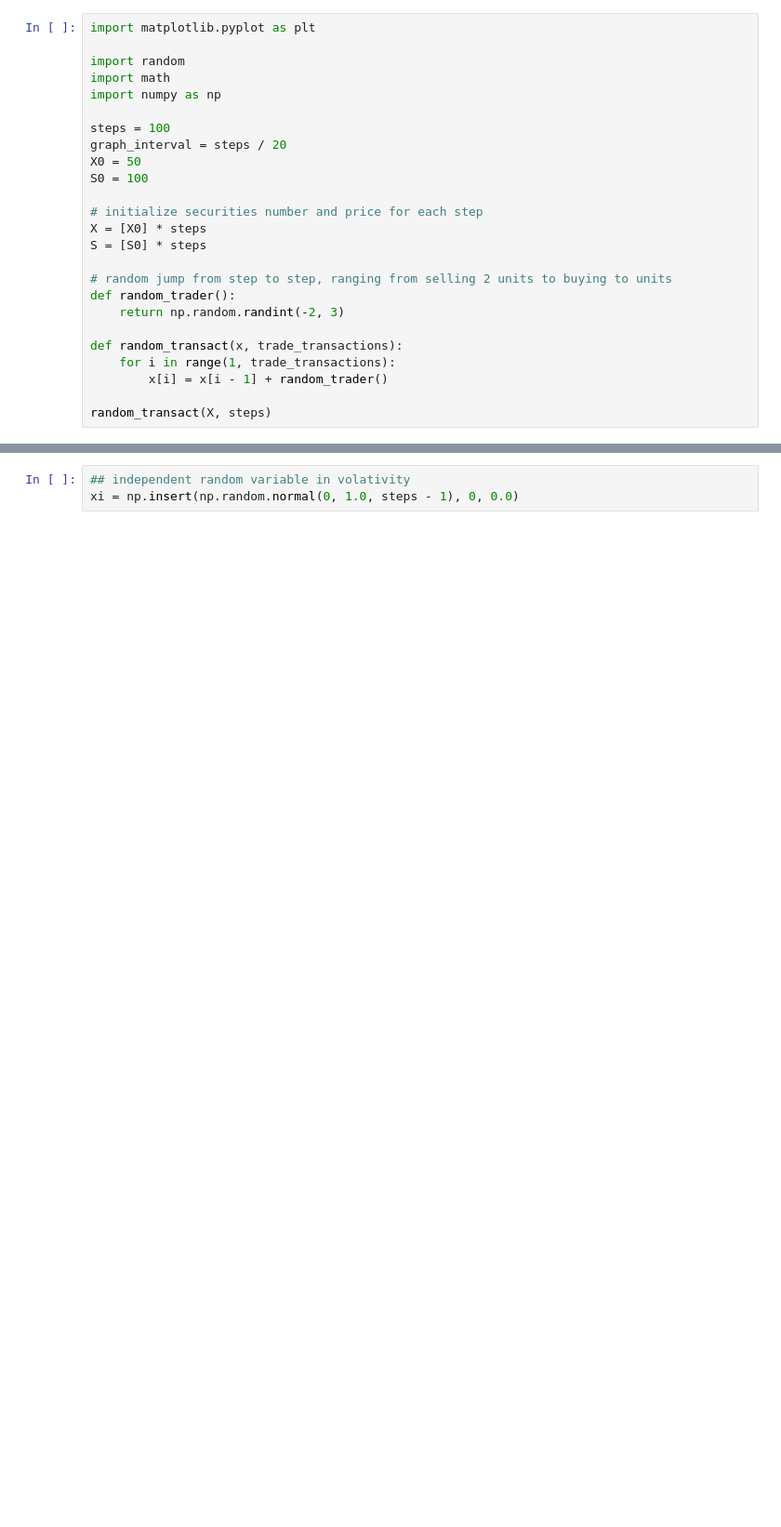
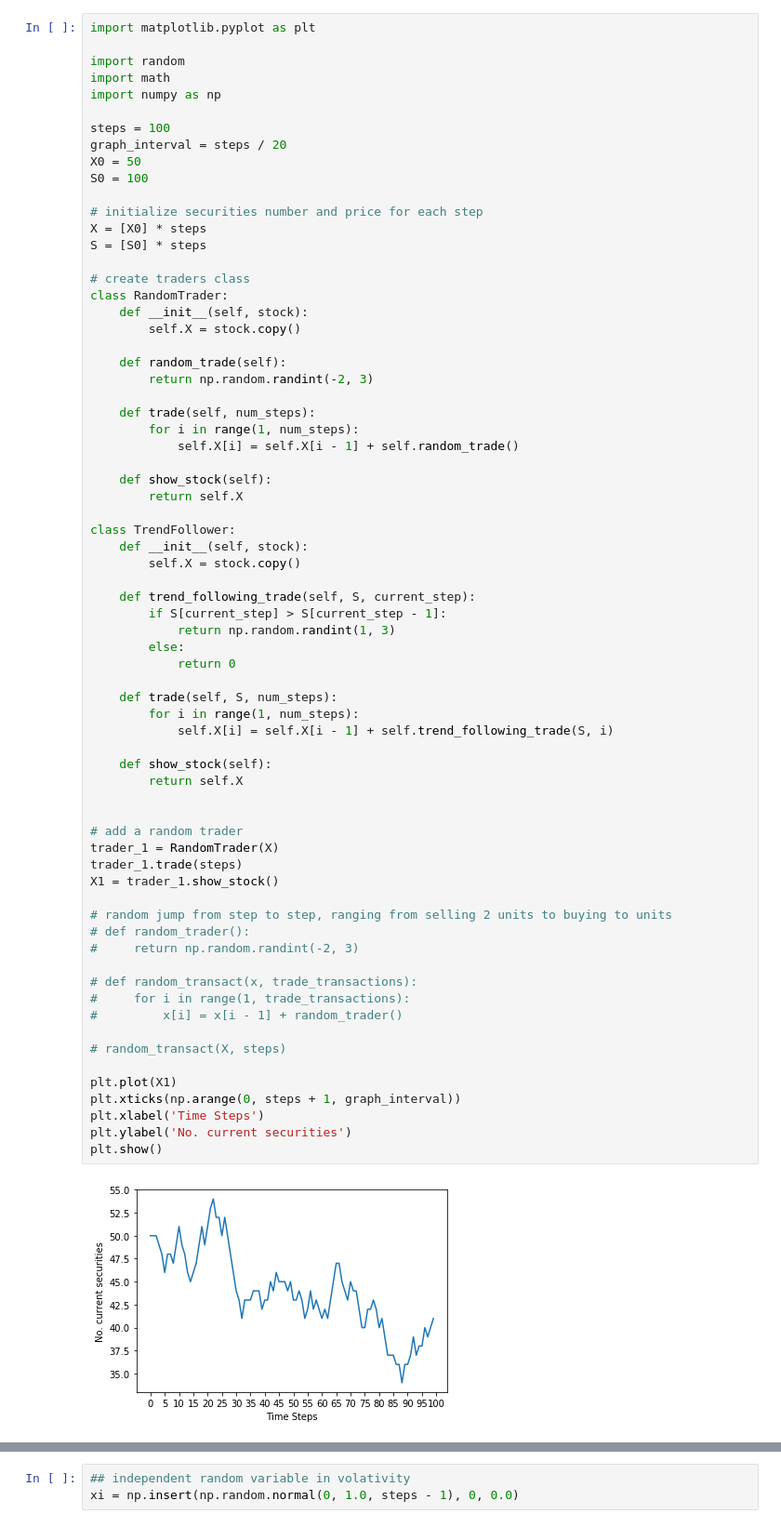
Before and after one commit to khanhnguyen15/Market-Simulation, a Jupyter notebook: Almgen-Chriss Market.ipynb, the cells around one changed output, grey strips where cells are left out. Shown: that part at 93% size. Cells and saved outputs as stored; diff of their text form; blank space fills up the shorter version.

```diff
--- a/Almgen-Chriss Market.ipynb
+++ b/Almgen-Chriss Market.ipynb
@@ -1,28 +1,74 @@
 # %%
 import matplotlib.pyplot as plt
 
 import random
 import math
 import numpy as np
 
 steps = 100
 graph_interval = steps / 20
 X0 = 50
 S0 = 100
 
 # initialize securities number and price for each step
 X = [X0] * steps
 S = [S0] * steps
 
+# create traders class
+class RandomTrader:
+    def __init__(self, stock):
+        self.X = stock.copy()
+
+    def random_trade(self):
+        return np.random.randint(-2, 3)
+
+    def trade(self, num_steps):
+        for i in range(1, num_steps):
+            self.X[i] = self.X[i - 1] + self.random_trade()
+
+    def show_stock(self):
+        return self.X
+
+class TrendFollower:
+    def __init__(self, stock):
+        self.X = stock.copy()
+
+    def trend_following_trade(self, S, current_step):
+        if S[current_step] > S[current_step - 1]:
+            return np.random.randint(1, 3)
+        else:
+            return 0
+
+    def trade(self, S, num_steps):
+        for i in range(1, num_steps):
+            self.X[i] = self.X[i - 1] + self.trend_following_trade(S, i)
+
+    def show_stock(self):
+        return self.X
+
+
+# add a random trader
+trader_1 = RandomTrader(X)
+trader_1.trade(steps)
+X1 = trader_1.show_stock()
+
 # random jump from step to step, ranging from selling 2 units to buying to units
-def random_trader():
-    return np.random.randint(-2, 3)
+# def random_trader():
+#     return np.random.randint(-2, 3)
 
-def random_transact(x, trade_transactions):
-    for i in range(1, trade_transactions):
-        x[i] = x[i - 1] + random_trader()
+# def random_transact(x, trade_transactions):
+#     for i in range(1, trade_transactions):
+#         x[i] = x[i - 1] + random_trader()
 
-random_transact(X, steps)
+# random_transact(X, steps)
+
+plt.plot(X1)
+plt.xticks(np.arange(0, steps + 1, graph_interval))
+plt.xlabel('Time Steps')
+plt.ylabel('No. current securities')
+plt.show()
+# %% [output]
+[figure, added]
 # %%
 plt.plot(X)
 plt.xticks(np.arange(0, steps + 1, graph_interval))
```
Also changed, not shown: parts of 4 cells of this notebook.
